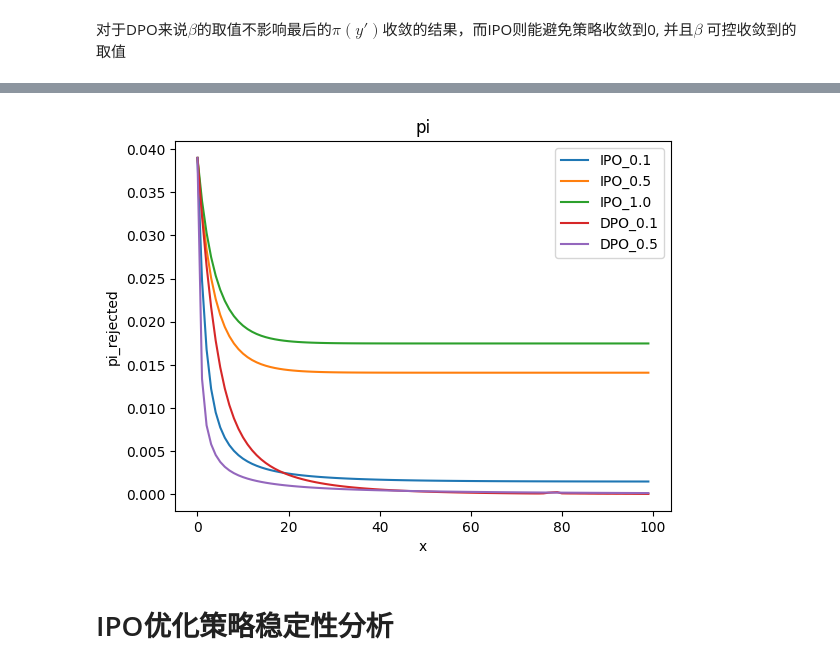
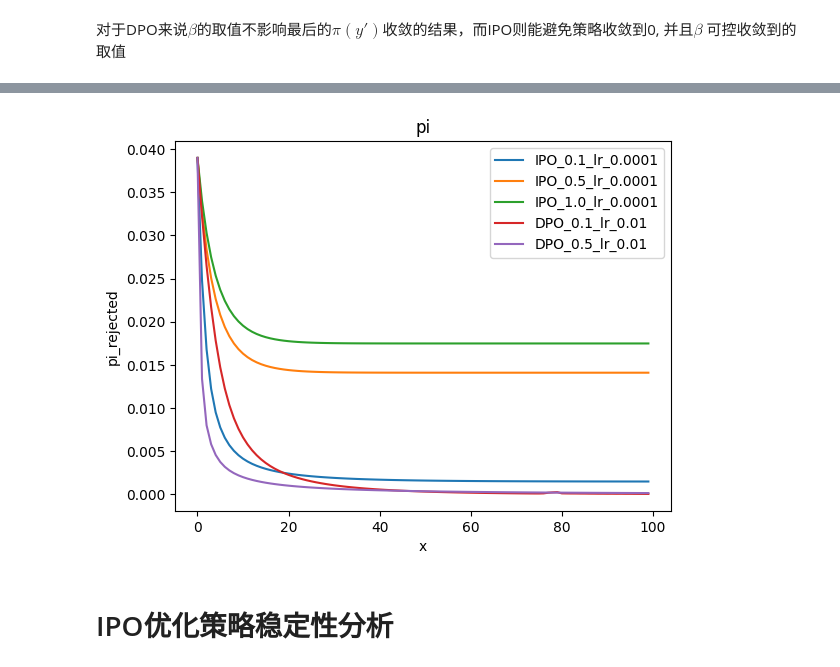
Before and after one commit to duani-excellence/MA-RLHF, a Jupyter notebook: notebook/DPO/DPO.ipynb, the cells around one changed output, grey strips where cells are left out. Drawn from its saved outputs; the diff is of its cells as text; code cells hidden in the pictures.

```diff
--- a/notebook/DPO/DPO.ipynb
+++ b/notebook/DPO/DPO.ipynb
@@ -284,9 +284,12 @@ def get_logits(model, ref_model, x_chosen, x_rejected):
 # 手撕IPO训练
 import torch.optim as optim
 
-def train_XPO(model, beta, loss_type, epochs, lr):
+def train_XPO(model, beta, loss_type, epochs, lr, optim_type='SGD'):
     # model = LlamaForCausalLM(config)
-    optimizer = optim.SGD(model.parameters(), lr=lr)
+    if optim_type == 'ADAM':
+        optimizer = optim.Adam(model.parameters(), lr=lr)# 策略会有较多波动
+    elif optim_type == 'SGD':
+        optimizer = optim.SGD(model.parameters(), lr=lr) # 实际分析
     epochs_print = epochs//10
 
     neg_poilicy_prob = []
@@ -354,19 +357,19 @@ step 0, loss:1.7009763717651367, pi_rej:0.038977719843387604
 对于DPO来说$\beta$的取值不影响最后的$\pi(y')$收敛的结果，而IPO则能避免策略收敛到0, 并且$\beta$ 可控收敛到的取值
 # %%
 x = range(len(pi_1))
-plt.plot(x, pi_1, label='IPO_0.1')
-plt.plot(x, pi_2, label='IPO_0.5')
-plt.plot(x, pi_3, label='IPO_1.0')
-plt.plot(x, pi_4, label='DPO_0.1')
-plt.plot(x, pi_5, label='DPO_0.5')
+plt.plot(x, pi_1, label='IPO_0.1_lr_0.0001')
+plt.plot(x, pi_2, label='IPO_0.5_lr_0.0001')
+plt.plot(x, pi_3, label='IPO_1.0_lr_0.0001')
+plt.plot(x, pi_4, label='DPO_0.1_lr_0.01')
+plt.plot(x, pi_5, label='DPO_0.5_lr_0.01')
 plt.legend()
 plt.title('pi')
 plt.xlabel('x')
 plt.ylabel('pi_rejected')
 plt.show()
 # %% [output]
 [interactive output not drawn]
-[figure, old version]
+[figure, new version]
 # %% [markdown]
 # IPO优化策略稳定性分析
 # %%
```
Also changed, not shown: parts of 3 cells of this notebook.
